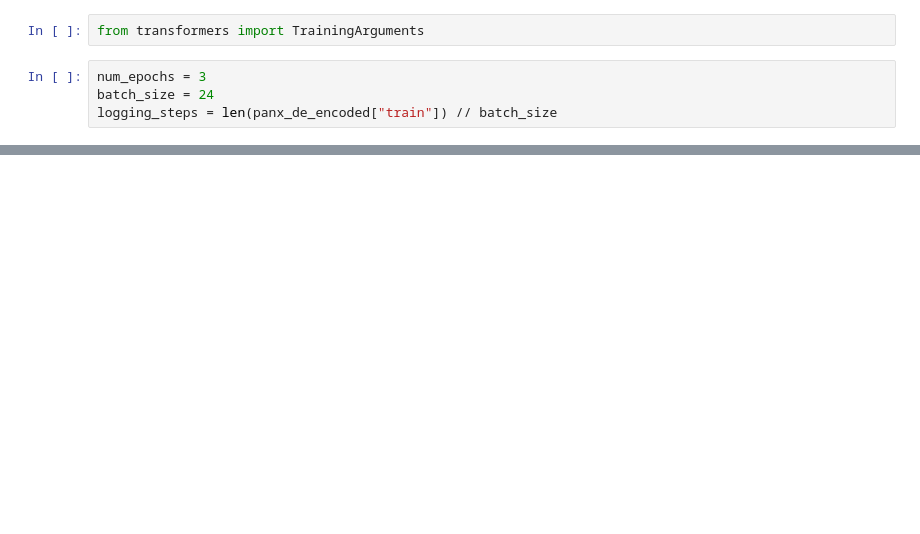
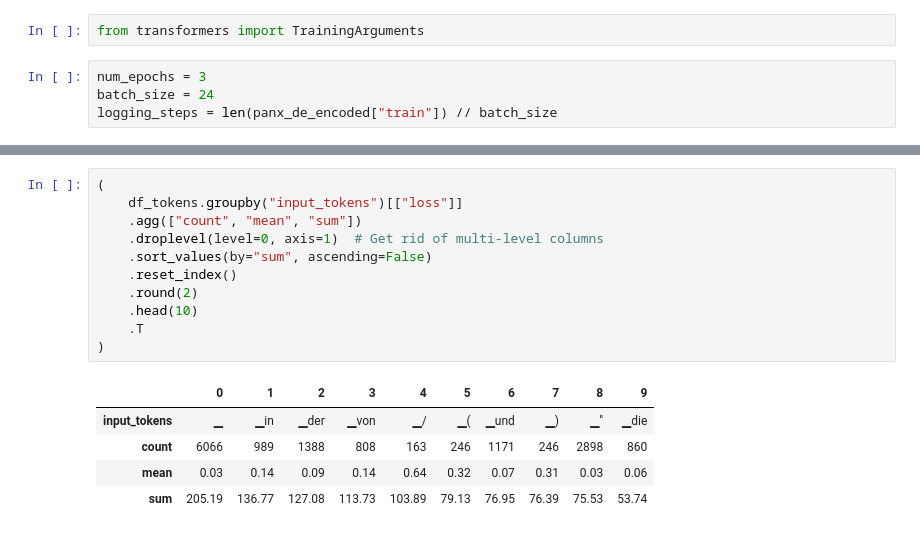
Before and after one commit to adalbertii/LLM, a Jupyter notebook: XLM_roBERTa_Named_Entity_Recogintion_task.ipynb, the cells around one changed output, grey strips where cells are left out. Saved outputs shown, nothing was run; the diff lists cells and outputs as text; blank space fills up the shorter version.

```diff
--- a/XLM_roBERTa_Named_Entity_Recogintion_task.ipynb
+++ b/XLM_roBERTa_Named_Entity_Recogintion_task.ipynb
@@ -463,0 +560,17 @@ ImportError: Using the `Trainer` with `PyTorch` requires `accelerate>=0.21.0`: P
+# %%
+(
+    df_tokens.groupby("input_tokens")[["loss"]]
+    .agg(["count", "mean", "sum"])
+    .droplevel(level=0, axis=1)  # Get rid of multi-level columns
+    .sort_values(by="sum", ascending=False)
+    .reset_index()
+    .round(2)
+    .head(10)
+    .T
+)
+# %% [output]
+|  | 0 | 1 | 2 | 3 | 4 | 5 | 6 | 7 | 8 | 9 |
+| input_tokens | ▁ | ▁in | ▁der | ▁von | ▁/ | ▁( | ▁und | ▁) | ▁'' | ▁die |
+| count | 6066 | 989 | 1388 | 808 | 163 | 246 | 1171 | 246 | 2898 | 860 |
+| mean | 0.03 | 0.14 | 0.09 | 0.14 | 0.64 | 0.32 | 0.07 | 0.31 | 0.03 | 0.06 |
+| sum | 205.19 | 136.77 | 127.08 | 113.73 | 103.89 | 79.13 | 76.95 | 76.39 | 75.53 | 53.74 |
```
Also changed, not shown: parts of 29 cells of this notebook.
